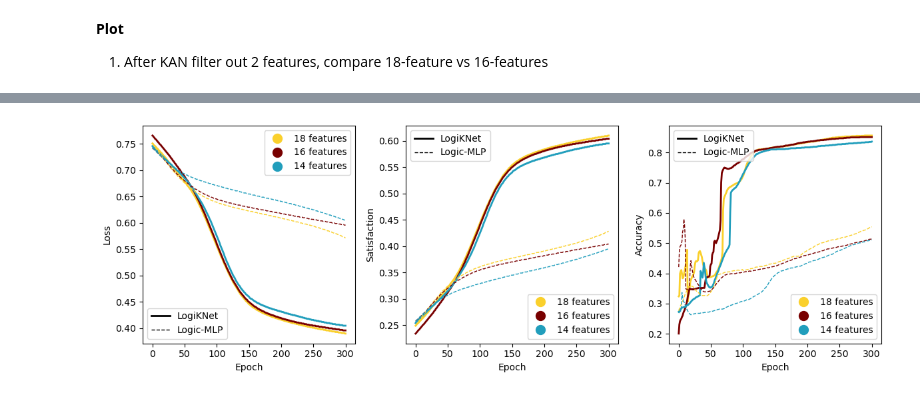
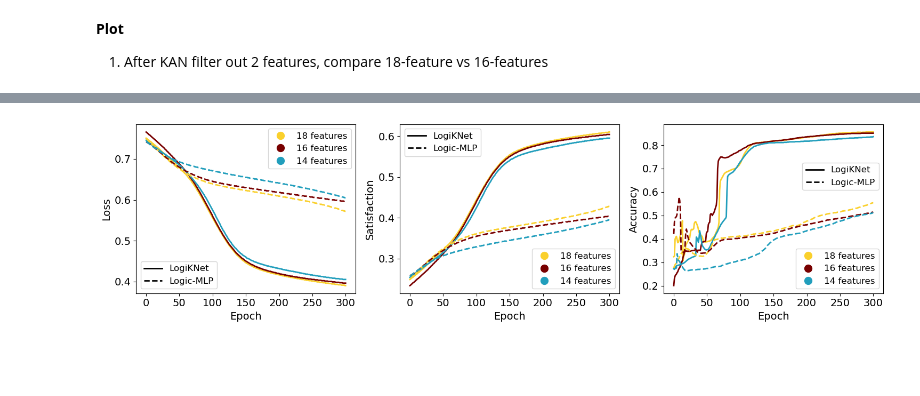
Before and after one commit to zhijin44/LogiKNet, a Jupyter notebook: P2_featurelevel/KAN_2_LTN.ipynb, the cells around one changed output, grey strips where cells are left out. Drawn from its saved outputs; the diff is of its cells as text; code cells hidden in the pictures; blank space fills up the shorter version.

```diff
--- a/P2_featurelevel/KAN_2_LTN.ipynb
+++ b/P2_featurelevel/KAN_2_LTN.ipynb
@@ -272,10 +337,10 @@ plt_config = {
 }
 
 line_type = {
-    'kan': {'linestyle': '-', 'linewidth': 2},
-    'mlp': {'linestyle': '--', 'linewidth': 1}
+    'kan': {'linestyle': '-'},
+    'mlp': {'linestyle': '--'}
 }
 
-font_size = 28
-font_size_axis = 22
-line_width = 1
+font_size = 14
+font_size_axis = 12
+line_width = 2
@@ -387,9 +389,9 @@ import matplotlib.pyplot as plt
 # Create custom legend handles for model linestyles
 model_handles = [
     Line2D([0], [0], color='k', linestyle=line_type['kan']['linestyle'],
-           linewidth=line_type['kan']['linewidth'], label="LogiKNet"),
+           linewidth=line_width, label="LogiKNet"),
     Line2D([0], [0], color='k', linestyle=line_type['mlp']['linestyle'],
-           linewidth=line_type['mlp']['linewidth'], label="Logic-MLP")
+           linewidth=line_width, label="Logic-MLP")
 ]
 
 # Create custom legend handles for feature colors
@@ -402,74 +404,75 @@ feature_handles = [
            linestyle='None', markersize=10, label="14 features")
 ]
 
-plt.figure(figsize=(12, 4))
+plt.figure(figsize=(15, 4))
 
 # Loss subplot
 ax_loss = plt.subplot(1, 3, 1)
 ax_loss.plot(kan_18["train_loss"], color=plt_config['18']['color'],
-             linestyle=line_type['kan']['linestyle'], linewidth=line_type['kan']['linewidth'])
+             linestyle=line_type['kan']['linestyle'], linewidth=line_width)
 ax_loss.plot(kan_16["train_loss"], color=plt_config['16']['color'],
-             linestyle=line_type['kan']['linestyle'], linewidth=line_type['kan']['linewidth'])
+             linestyle=line_type['kan']['linestyle'], linewidth=line_width)
 ax_loss.plot(kan_14["train_loss"], color=plt_config['14']['color'],
-             linestyle=line_type['kan']['linestyle'], linewidth=line_type['kan']['linewidth'])
+             linestyle=line_type['kan']['linestyle'], linewidth=line_width)
 ax_loss.plot(mlp_18["train_loss"], color=plt_config['18']['color'],
-             linestyle=line_type['mlp']['linestyle'], linewidth=line_type['mlp']['linewidth'])
+             linestyle=line_type['mlp']['linestyle'], linewidth=line_width)
 ax_loss.plot(mlp_16["train_loss"], color=plt_config['16']['color'],
-             linestyle=line_type['mlp']['linestyle'], linewidth=line_type['mlp']['linewidth'])
+             linestyle=line_type['mlp']['linestyle'], linewidth=line_width)
 ax_loss.plot(mlp_14["train_loss"], color=plt_config['14']['color'],
-             linestyle=line_type['mlp']['linestyle'], linewidth=line_type['mlp']['linewidth'])
-ax_loss.set_xlabel("Epoch")
-ax_loss.set_ylabel("Loss")
-
-leg1_loss = ax_loss.legend(handles=model_handles, loc="lower left")
-leg2_loss = ax_loss.legend(handles=feature_handles, loc="upper right")
+             linestyle=line_type['mlp']['linestyle'], linewidth=line_width)
+ax_loss.set_xlabel("Epoch", fontsize=font_size)
+ax_loss.set_ylabel("Loss", fontsize=font_size)
+ax_loss.tick_params(axis='both', labelsize=font_size)
+leg1_loss = ax_loss.legend(handles=model_handles, loc="lower left", fontsize=font_size_axis)
+leg2_loss = ax_loss.legend(handles=feature_handles, loc="upper right", fontsize=font_size_axis)
 ax_loss.add_artist(leg1_loss)
 
 
 # SAT subplot
 ax_sat = plt.subplot(1, 3, 2)
 ax_sat.plot(kan_18["train_sat"], color=plt_config['18']['color'],
-            linestyle=line_type['kan']['linestyle'], linewidth=line_type['kan']['linewidth'])
+            linestyle=line_type['kan']['linestyle'], linewidth=line_width)
 ax_sat.plot(kan_16["train_sat"], color=plt_config['16']['color'],
-            linestyle=line_type['kan']['linestyle'], linewidth=line_type['kan']['linewidth'])
+            linestyle=line_type['kan']['linestyle'], linewidth=line_width)
 ax_sat.plot(kan_14["train_sat"], color=plt_config['14']['color'],
-            linestyle=line_type['kan']['linestyle'], linewidth=line_type['kan']['linewidth'])
+            linestyle=line_type['kan']['linestyle'], linewidth=line_width)
 ax_sat.plot(mlp_18["train_sat"], color=plt_config['18']['color'],
-            linestyle=line_type['mlp']['linestyle'], linewidth=line_type['mlp']['linewidth'])
+            linestyle=line_type['mlp']['linestyle'], linewidth=line_width)
 ax_sat.plot(mlp_16["train_sat"], color=plt_config['16']['color'],
-            linestyle=line_type['mlp']['linestyle'], linewidth=line_type['mlp']['linewidth'])
+            linestyle=line_type['mlp']['linestyle'], linewidth=line_width)
 ax_sat.plot(mlp_14["train_sat"], color=plt_config['14']['color'],
-            linestyle=line_type['mlp']['linestyle'], linewidth=line_type['mlp']['linewidth'])
-ax_sat.set_xlabel("Epoch")
-ax_sat.set_ylabel("Satisfaction")
-
-leg1_sat = ax_sat.legend(handles=model_handles, loc="upper left")
-leg2_sat = ax_sat.legend(handles=feature_handles, loc="lower right")
+            linestyle=line_type['mlp']['linestyle'], linewidth=line_width)
+ax_sat.set_xlabel("Epoch", fontsize=font_size)
+ax_sat.set_ylabel("Satisfaction", fontsize=font_size)
+ax_sat.tick_params(axis='both', labelsize=font_size)
+leg1_sat = ax_sat.legend(handles=model_handles, loc="upper left", fontsize=font_size_axis)
+leg2_sat = ax_sat.legend(handles=feature_handles, loc="lower right", fontsize=font_size_axis)
 ax_sat.add_artist(leg1_sat)
 
 
 # Accuracy subplot
 ax_acc = plt.subplot(1, 3, 3)
 ax_acc.plot(kan_18["test_acc"], color=plt_config['18']['color'],
-            linestyle=line_type['kan']['linestyle'], linewidth=line_type['kan']['linewidth'])
+            linestyle=line_type['kan']['linestyle'], linewidth=line_width)
 ax_acc.plot(kan_16["test_acc"], color=plt_config['16']['color'],
-            linestyle=line_type['kan']['linestyle'], linewidth=line_type['kan']['linewidth'])
+            linestyle=line_type['kan']['linestyle'], linewidth=line_width)
 ax_acc.plot(kan_14["test_acc"], color=plt_config['14']['color'],
-            linestyle=line_type['kan']['linestyle'], linewidth=line_type['kan']['linewidth'])
+            linestyle=line_type['kan']['linestyle'], linewidth=line_width)
 ax_acc.plot(mlp_18["test_acc"], color=plt_config['18']['color'],
-            linestyle=line_type['mlp']['linestyle'], linewidth=line_type['mlp']['linewidth'])
+            linestyle=line_type['mlp']['linestyle'], linewidth=line_width)
 ax_acc.plot(mlp_16["test_acc"], color=plt_config['16']['color'],
-            linestyle=line_type['mlp']['linestyle'], linewidth=line_type['mlp']['linewidth'])
+            linestyle=line_type['mlp']['linestyle'], linewidth=line_width)
 ax_acc.plot(mlp_14["test_acc"], color=plt_config['14']['color'],
-            linestyle=line_type['mlp']['linestyle'], linewidth=line_type['mlp']['linewidth'])
-ax_acc.set_xlabel("Epoch")
-ax_acc.set_ylabel("Accuracy")
-
-leg1_acc = ax_acc.legend(handles=model_handles, loc="upper left")
-leg2_acc = ax_acc.legend(handles=feature_handles, loc="lower right")
+            linestyle=line_type['mlp']['linestyle'], linewidth=line_width)
+ax_acc.set_xlabel("Epoch", fontsize=font_size)
+ax_acc.set_ylabel("Accuracy", fontsize=font_size)
+ax_acc.tick_params(axis='both', labelsize=font_size)
+leg1_acc = ax_acc.legend(handles=model_handles, loc="upper right", fontsize=font_size_axis, bbox_to_anchor=(1, 0.8))
+leg2_acc = ax_acc.legend(handles=feature_handles, loc="lower right", fontsize=font_size_axis)
 ax_acc.add_artist(leg1_acc)
 
 plt.tight_layout()
-plt.show()
+# plt.show()
+plt.savefig("./output/KAN-MLP-compare.pdf", dpi=300, format='pdf')
 # %% [output]
-[figure, old version]
+[figure, new version]
```
Also changed, not shown: parts of 3 cells of this notebook, 5 other files.
